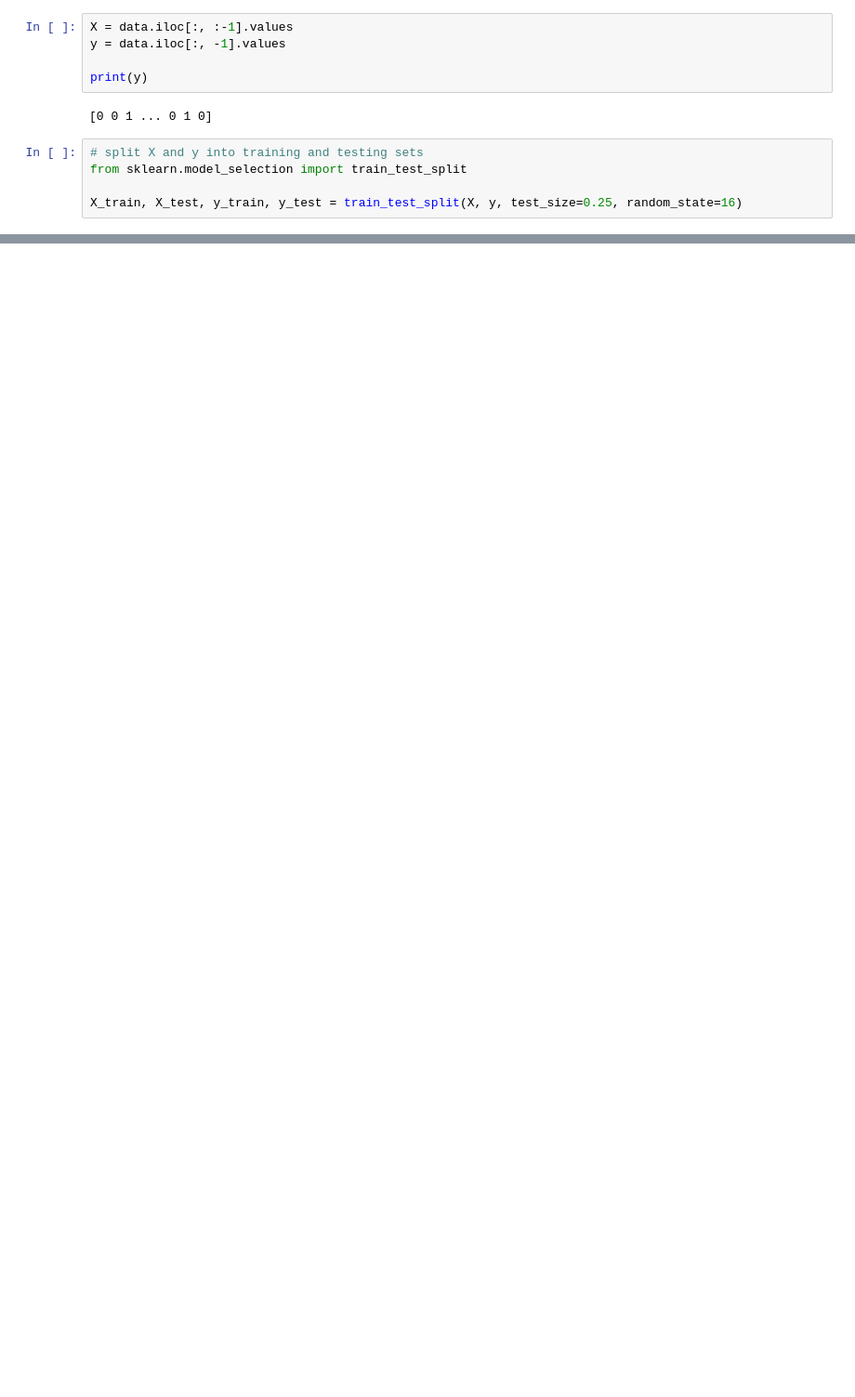
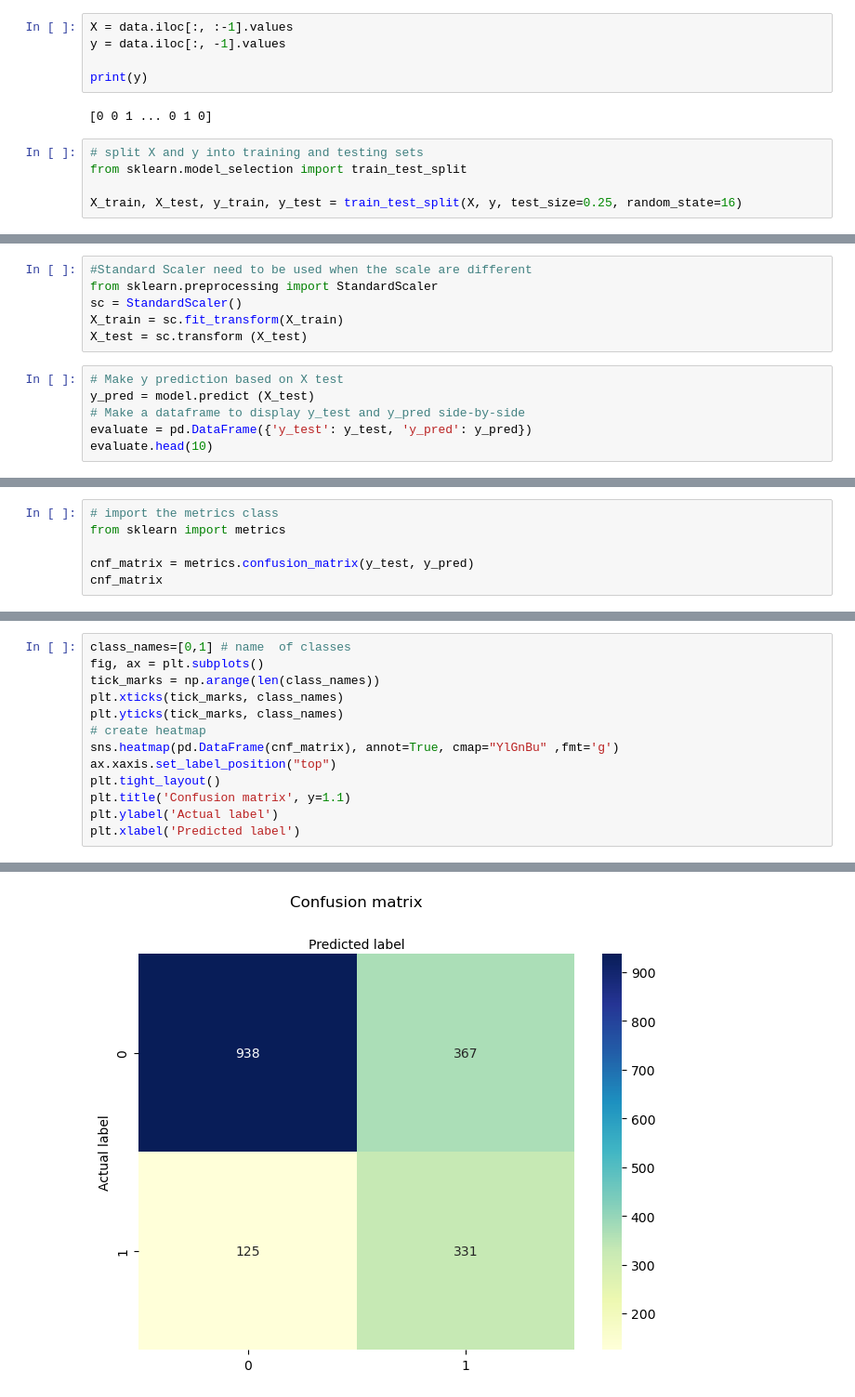
Before and after one commit to Marsh16/AFL1_Evelyn_Marsha_ML, a Jupyter notebook: AFL1_Evelyn_Marsha.ipynb, the cells around one changed output, grey strips where cells are left out. Shown at 93% size. Cells and saved outputs as stored; diff of their text form; blank space fills up the shorter version.

```diff
--- a/AFL1_Evelyn_Marsha.ipynb
+++ b/AFL1_Evelyn_Marsha.ipynb
@@ -217,0 +227,12 @@ ValueError: could not convert string to float: ''
+# %%
+#Standard Scaler need to be used when the scale are different
+from sklearn.preprocessing import StandardScaler
+sc = StandardScaler()
+X_train = sc.fit_transform(X_train)
+X_test = sc.transform (X_test)
+# %%
+# Make y prediction based on X test
+y_pred = model.predict (X_test)
+# Make a dataframe to display y_test and y_pred side-by-side
+evaluate = pd.DataFrame({'y_test': y_test, 'y_pred': y_pred})
+evaluate.head(10)
@@ -217,0 +263,6 @@ ValueError: could not convert string to float: ''
+# %%
+# import the metrics class
+from sklearn import metrics
+
+cnf_matrix = metrics.confusion_matrix(y_test, y_pred)
+cnf_matrix
@@ -217,0 +272,14 @@ ValueError: could not convert string to float: ''
+# %%
+class_names=[0,1] # name  of classes
+fig, ax = plt.subplots()
+tick_marks = np.arange(len(class_names))
+plt.xticks(tick_marks, class_names)
+plt.yticks(tick_marks, class_names)
+# create heatmap
+sns.heatmap(pd.DataFrame(cnf_matrix), annot=True, cmap="YlGnBu" ,fmt='g')
+ax.xaxis.set_label_position("top")
+plt.tight_layout()
+plt.title('Confusion matrix', y=1.1)
+plt.ylabel('Actual label')
+plt.xlabel('Predicted label')
+# %% [output]
@@ -217,0 +287 @@ ValueError: could not convert string to float: ''
+[figure, added]
```
Also changed, not shown: parts of 14 cells of this notebook.
